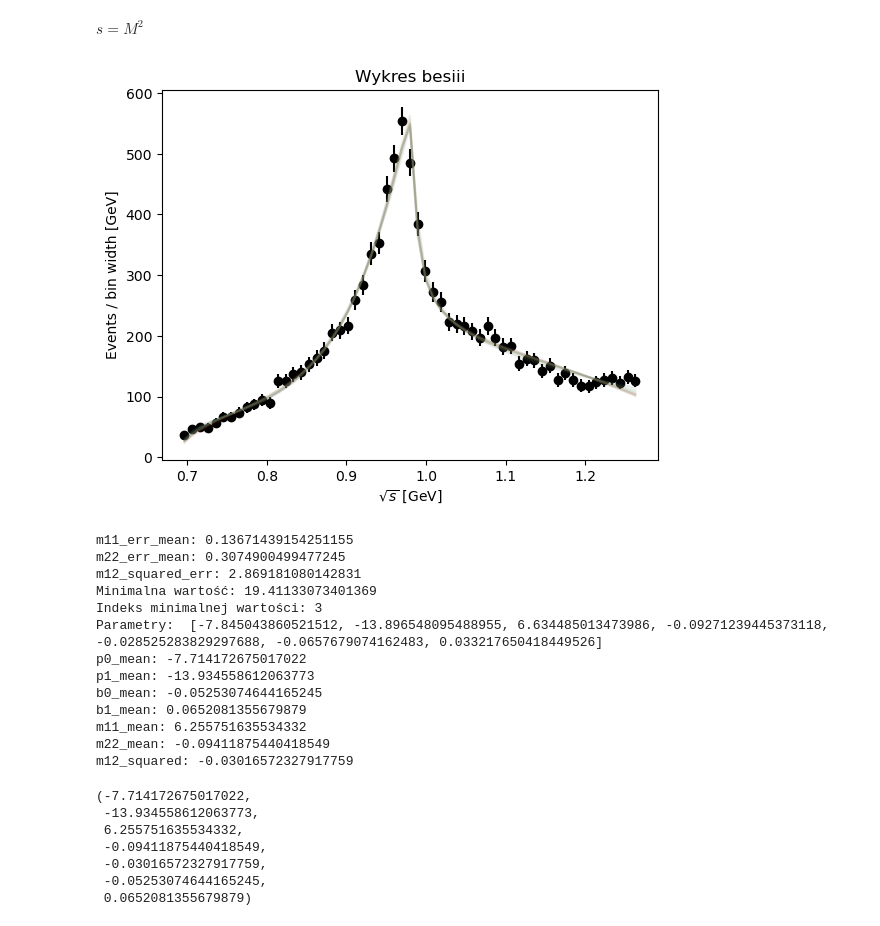
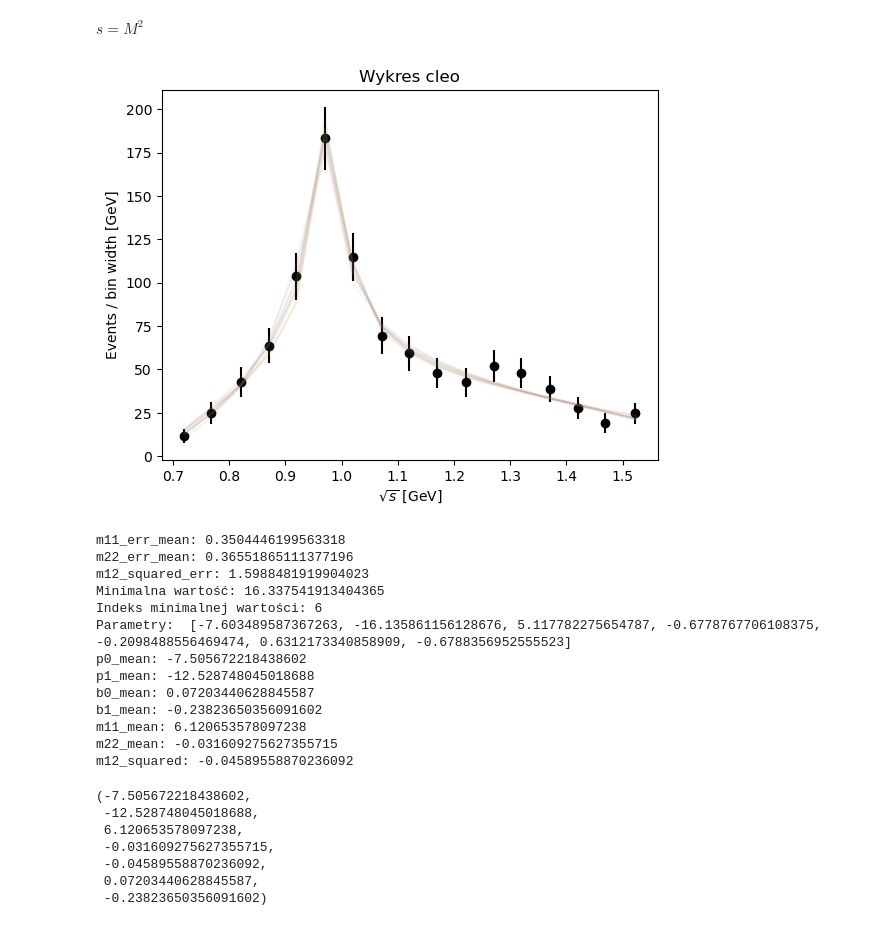
Before and after one commit to szczun/studia, a Jupyter notebook: fit-python/a0980-line-fit.ipynb, the cells around one changed output. Cells and saved outputs as stored; diff of their text form; code cells hidden in the pictures.

```diff
--- a/fit-python/a0980-line-fit.ipynb
+++ b/fit-python/a0980-line-fit.ipynb
@@ -22,10 +22,10 @@ def chooseDataSet(choose):
         data = pd.read_excel("a0980-CLEO.xlsx", sheet_name = "Dataset")
         M_eta_pi = data['Mass'] # M
         events = data['Event']
-        error = 0.5*(data['hErr'] - data['lErr'])
+        error = data['Error']
         title = "Wykres cleo"
-        M_etaC = 2.984
-        return M_eta_pi, events, error, M_etaC, title
+        M_chi_1 = 3.510
+        return M_eta_pi, events, error, M_chi_1, title
     elif choose == "besiii":
         data = pd.read_excel("a0980besiii.xlsx", sheet_name = "data")
         M_eta_pi = np.linspace(0.696629213, 1.262640449, 59) # M
@@ -198,6 +198,7 @@ param_ranges2 = {
     'm11': (5, 8),
     'm22': (-1, 1),
     'm12_squared': (-0.3, 0.3),
+    'b0': (-1, 1),
     'b1': (-1, 1)
 }
 
@@ -213,34 +214,34 @@ param_ranges = {
 
 costFun = cost.LeastSquares(M_eta_pi, events, error, intensity)
 # %%
-params, err = findParams(intensity, param_ranges, 1000, M_eta_pi, events, error, 1.3, costFun, plot_title)
+params, err = findParams(intensity, param_ranges2, 1000, M_eta_pi, events, error, 1.3, costFun, plot_title)
 # %% [output]
-[figure, old version]
+[figure, new version]
 # %%
 meanValuesOfErrors(err)
 printGoodParams(arrayParams = params, arrayErrors = err)
 meanValuesAllParams(params)
 # %% [output]
-m11_err_mean: 0.13671439154251155
-m22_err_mean: 0.3074900499477245
-m12_squared_err: 2.869181080142831
-Minimalna wartość: 19.41133073401369
-Indeks minimalnej wartości: 3
-Parametry:  [-7.845043860521512, -13.896548095488955, 6.634485013473986, -0.09271239445373118, -0.028525283829297688, -0.0657679074162483, 0.033217650418449526]
-p0_mean: -7.714172675017022
-p1_mean: -13.934558612063773
-b0_mean: -0.05253074644165245
-b1_mean: 0.0652081355679879
-m11_mean: 6.255751635534332
-m22_mean: -0.09411875440418549
-m12_squared: -0.03016572327917759
+m11_err_mean: 0.3504446199563318
+m22_err_mean: 0.36551865111377196
+m12_squared_err: 1.5988481919904023
+Minimalna wartość: 16.337541913404365
+Indeks minimalnej wartości: 6
+Parametry:  [-7.603489587367263, -16.135861156128676, 5.117782275654787, -0.6778767706108375, -0.2098488556469474, 0.6312173340858909, -0.6788356952555523]
+p0_mean: -7.505672218438602
+p1_mean: -12.528748045018688
+b0_mean: 0.07203440628845587
+b1_mean: -0.23823650356091602
+m11_mean: 6.120653578097238
+m22_mean: -0.031609275627355715
+m12_squared: -0.04589558870236092
-(-7.714172675017022,
- -13.934558612063773,
- 6.255751635534332,
- -0.09411875440418549,
- -0.03016572327917759,
- -0.05253074644165245,
- 0.0652081355679879)
+(-7.505672218438602,
+ -12.528748045018688,
+ 6.120653578097238,
+ -0.031609275627355715,
+ -0.04589558870236092,
+ 0.07203440628845587,
+ -0.23823650356091602)
 # %%
 [p0, p1, m11, m22, m12, b0, b1] = meanValuesAllParams(params)
 m1 = Minuit(costFun, p0, p1, m11, m22, m12, b0, b1)
```
Also changed, not shown: parts of 1 cell of this notebook, 31 other files.
